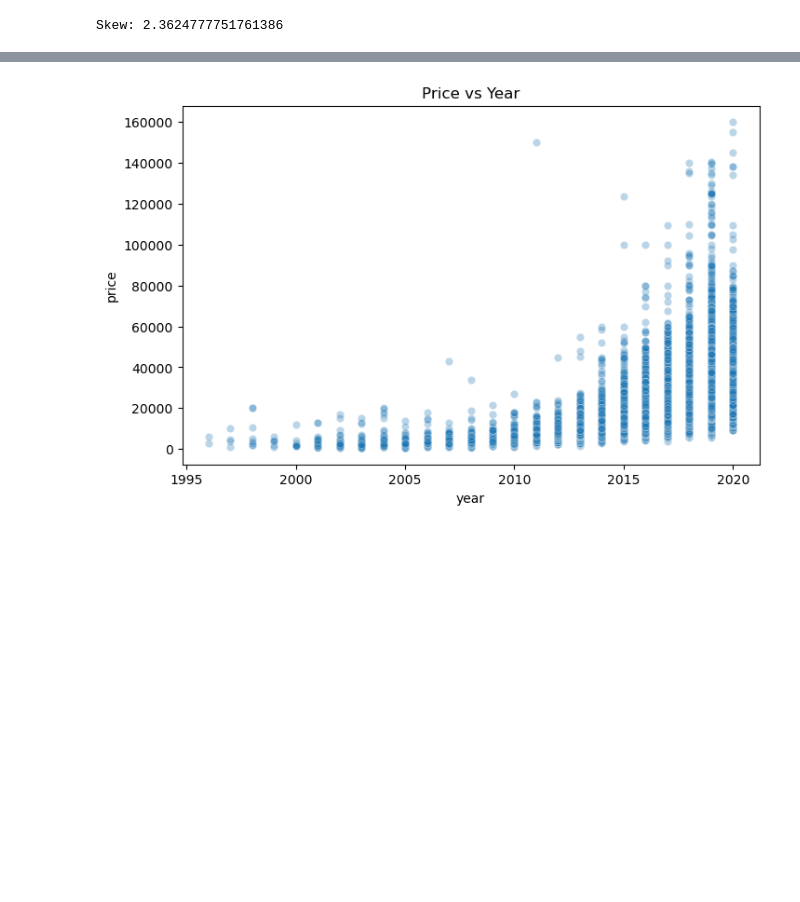
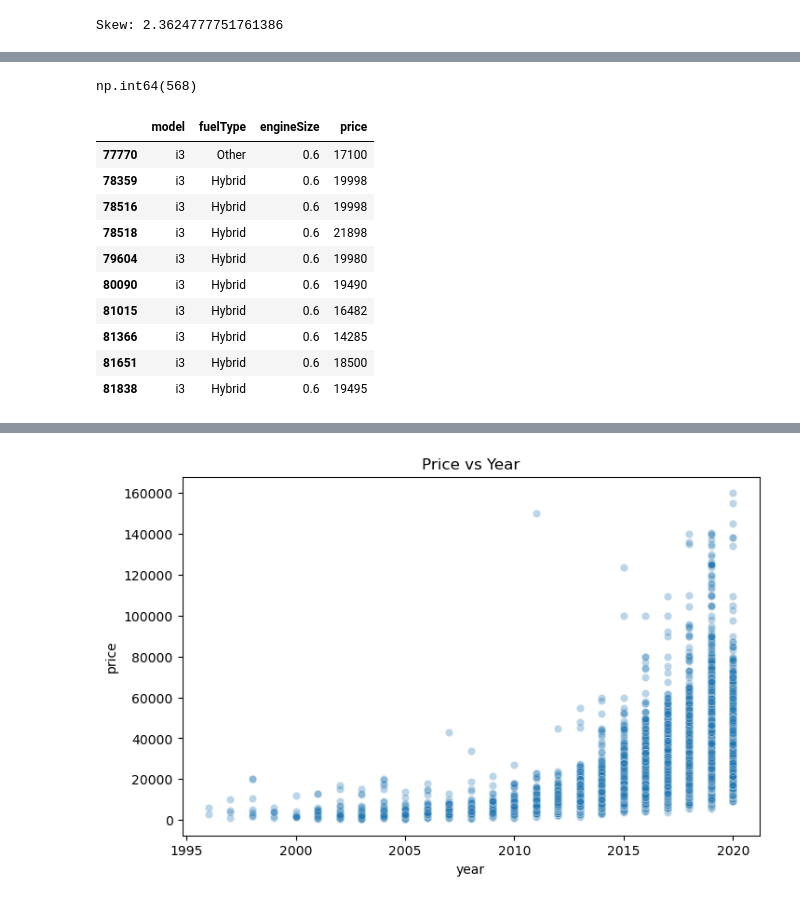
Before and after one commit to niteshbairwa185-pixel/automobile-intelligent-system, a Jupyter notebook: notebooks/01-EDA.ipynb, the cells around one changed output, grey strips where cells are left out. Drawn from its saved outputs; the diff is of its cells as text; code cells hidden in the pictures; blank space fills up the shorter version.

```diff
--- a/notebooks/01-EDA.ipynb
+++ b/notebooks/01-EDA.ipynb
@@ -270,3 +327,21 @@ Skew: 2.3624777751761386
+# %%
+(df['mpg'] > 100).sum()
+# %% [output]
+np.int64(568)
+# %%
+df[df['mpg'] == 470.8][['model', 'fuelType', 'engineSize', 'price']].head(10)
+# %% [output]
+|  | model | fuelType | engineSize | price |
+| 77770 | i3 | Other | 0.6 | 17100 |
+| 78359 | i3 | Hybrid | 0.6 | 19998 |
+| 78516 | i3 | Hybrid | 0.6 | 19998 |
+| 78518 | i3 | Hybrid | 0.6 | 21898 |
+| 79604 | i3 | Hybrid | 0.6 | 19980 |
+| 80090 | i3 | Hybrid | 0.6 | 19490 |
+| 81015 | i3 | Hybrid | 0.6 | 16482 |
+| 81366 | i3 | Hybrid | 0.6 | 14285 |
+| 81651 | i3 | Hybrid | 0.6 | 18500 |
+| 81838 | i3 | Hybrid | 0.6 | 19495 |
 # %%
 # Correlation heatmap — numeric features only
 numeric_cols = df.select_dtypes(include=['int64','float64']).columns
```
Also changed, not shown: parts of 7 cells of this notebook.
